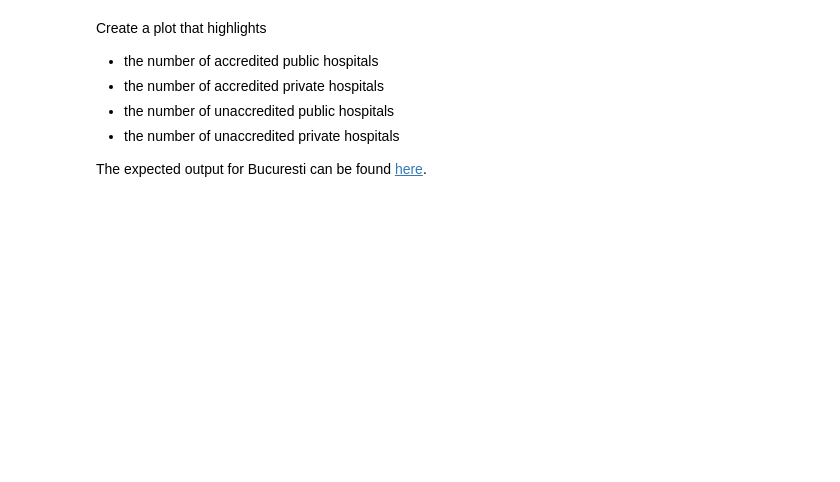
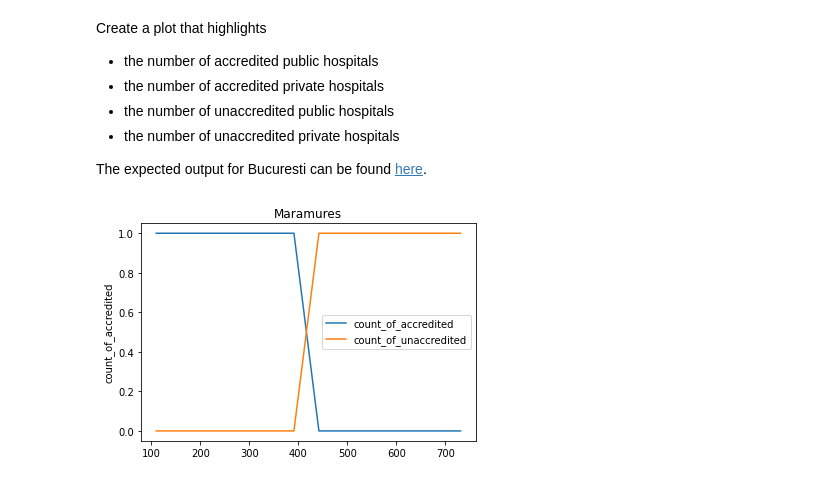
Before and after one commit to autrefois/bootcamp, a Jupyter notebook: 2022/python_workshop/notebooks/10_test.ipynb, the cells around one changed output. Cells and saved outputs as stored; diff of their text form; code cells hidden in the pictures; blank space fills up the shorter version.

```diff
--- a/2022/python_workshop/notebooks/10_test.ipynb
+++ b/2022/python_workshop/notebooks/10_test.ipynb
@@ -87,7 +148,24 @@ Apply the following transformations to the columns, so that they are easier to w
 * `Autoritatea tutelara` rename to `autoritate_tutelara`
 * `Acreditare ciclul I` rename to `acreditare_i`
 * `Acreditare ciclul II` rename to `acreditare_ii`
+# %%
+
+
+hospitals = hospitals.rename(
+    columns={
+        'TIP USP (in functie de specificul patologiei tratate)': 'tip_patologie',
+        'TIP USP (in functie de regimul proprietatii)': 'tip',
+        'Adresa completa a sediului principal': 'adresa',
+        'Adresa email oficiala': 'email',
+        'Autoritatea tutelara': 'autoritate_tutelara',
+        'Acreditare ciclul I': 'acreditare_i',
+        'Acreditare ciclul II': 'acreditare_ii'
+    })
+hospitals.columns = hospitals.columns.str.lower()
 # %% [markdown]
 The total number of hospitals in this dataset is 762, however the actual number of rows is greater than that.
 
 Identify and remove the empty (blank space) rows.
+# %%
+hospitals = hospitals.dropna(axis=0, how='any')
+hospitals
@@ -107,2 +231,5 @@ judet = ...
+# %%
+judet = 'Maramures'
+# hospitals.head()
 # %% [markdown]
 According to this dataset, how many hospitals are in this county?
@@ -117,0 +246,13 @@ stat.head()
+# %%
+
+hospitals_judet = hospitals[(hospitals['judet'] == judet)]
+hospitals_judet['count_of_accredited'] = hospitals_judet['acreditare_i'] == 'Acreditat'
+hospitals_judet['count_of_unaccredited'] = hospitals_judet['acreditare_i'].isin(['Neacreditat','-'])
+
+hospitals_judet['count_of_accredited'].replace(to_replace=False, value= 0, inplace= True)
+hospitals_judet['count_of_accredited'].replace(to_replace=True, value= 1, inplace= True)
+hospitals_judet['count_of_unaccredited'].replace(to_replace=False, value= 0, inplace= True)
+hospitals_judet['count_of_unaccredited'].replace(to_replace=True, value= 1, inplace= True)
+
+stat = hospitals_judet[['judet','tip','count_of_accredited','count_of_unaccredited']]
+stat
@@ -132,0 +303,4 @@ plot_data.head()
+# %%
+plot_acreditat = stat.plot(title=f"{judet}", ylabel="count_of_accredited")
+# %% [output]
+[figure, added]
```
Also changed, not shown: parts of 22 cells of this notebook, 2 other files.
